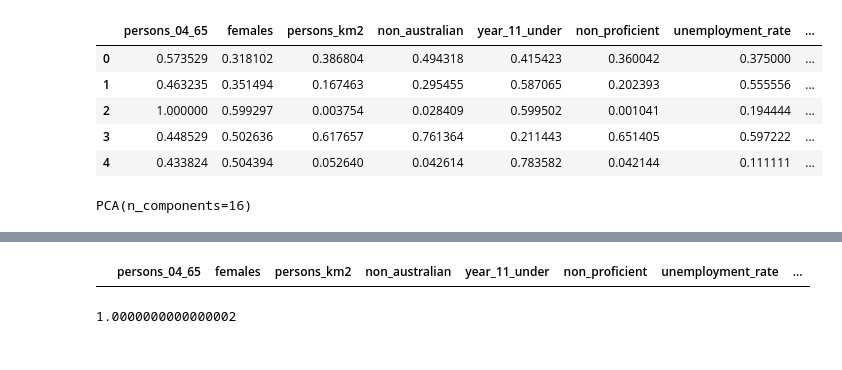
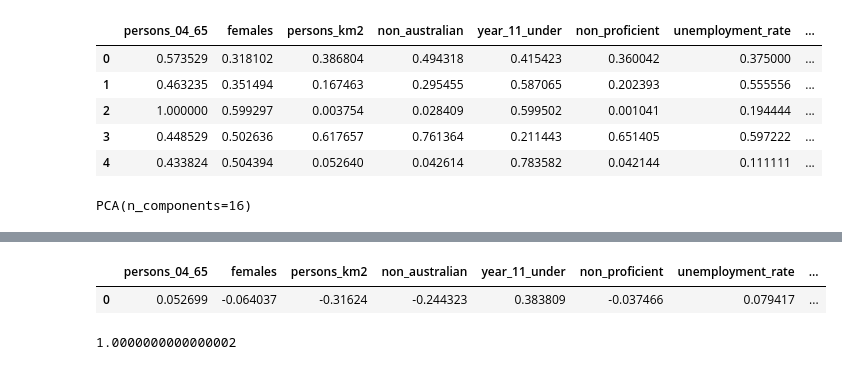
Before and after one commit to Davjes15/air_pollution_sydney, a Jupyter notebook: pca_weights.ipynb, the cells around one changed output, grey strips where cells are left out. Cells and saved outputs as stored; diff of their text form; code cells hidden in the pictures.

```diff
--- a/pca_weights.ipynb
+++ b/pca_weights.ipynb
@@ -105,9 +105,10 @@ weights_df
 | 15 | 0.105989 | -0.014260 | 0.009443 | 0.222090 | 0.149325 | -0.038161 | -0.017500 | ... |
 # %%
 # Printing weights for PC1
-weights_df.head(0)
+weights_df.head(1)
 # %% [output]
 |  | persons_04_65 | females | persons_km2 | non_australian | year_11_under | non_proficient | unemployment_rate | ... |
+| 0 | 0.052699 | -0.064037 | -0.31624 | -0.244323 | 0.383809 | -0.037466 | 0.079417 | ... |
 # %%
 print(sum(pca.explained_variance_ratio_))
 # %% [output]
```
